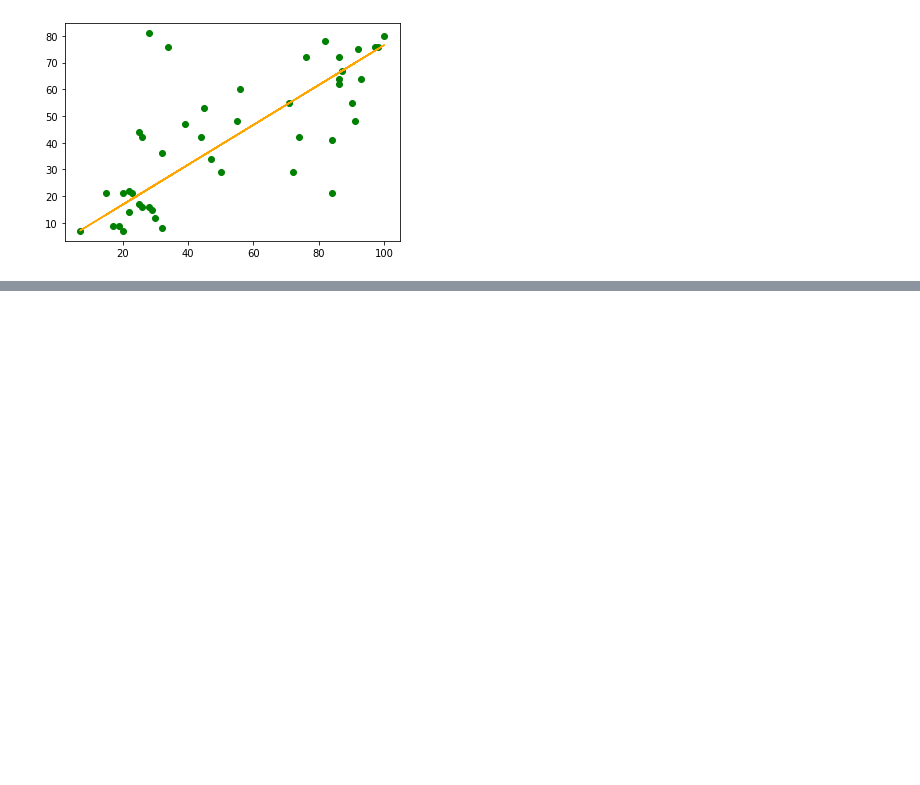
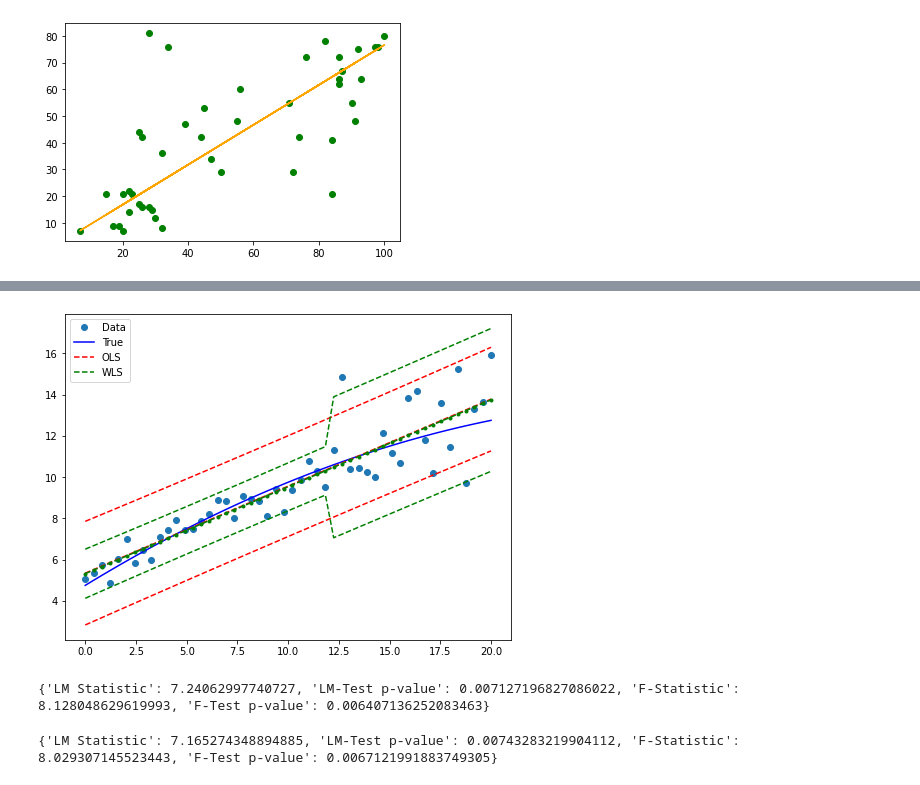
Before and after one commit to albergar2/data_science_material, a Jupyter notebook: ML/supervised/01-linear_regression.ipynb, the cells around one changed output, grey strips where cells are left out. Cells and saved outputs as stored; diff of their text form; code cells hidden in the pictures; blank space fills up the shorter version.

```diff
--- a/ML/supervised/01-linear_regression.ipynb
+++ b/ML/supervised/01-linear_regression.ipynb
@@ -154,0 +204,5 @@ plt.show()
+# %%
+# OLS
+mod_ols = sm.OLS(y, X)
+res_ols = mod_ols.fit()
+print(res_ols.summary())
@@ -154,0 +227,5 @@ plt.show()
+# %%
+# WLS
+mod_wls = sm.WLS(y, X, weights=1./(w ** 2))
+res_wls = mod_wls.fit()
+print(res_wls.summary())
@@ -154,0 +270,36 @@ plt.show()
+# %%
+# Calculate OLS prediction interval
+covb = res_ols.cov_params()
+prediction_var = res_ols.mse_resid + (X * np.dot(covb,X.T).T).sum(1)
+prediction_std = np.sqrt(prediction_var)
+tppf = stats.t.ppf(0.975, res_ols.df_resid)
+
+prstd_ols, iv_l_ols, iv_u_ols = wls_prediction_std(res_ols)
+prstd, iv_l, iv_u = wls_prediction_std(res_wls)
+# %%
+fig, ax = plt.subplots(figsize=(8,6))
+ax.plot(x, y, 'o', label="Data")
+ax.plot(x, y_true, 'b-', label="True")
+# OLS
+ax.plot(x, res_ols.fittedvalues, 'r--')
+ax.plot(x, iv_u_ols, 'r--', label="OLS")
+ax.plot(x, iv_l_ols, 'r--')
+# WLS
+ax.plot(x, res_wls.fittedvalues, 'g--.')
+ax.plot(x, iv_u, 'g--', label="WLS")
+ax.plot(x, iv_l, 'g--')
+ax.legend(loc="best");
+# %% [output]
+[figure, added]
+# %%
+bp_test_ols = het_breuschpagan(y-res_ols.predict(X), X)
+labels = ['LM Statistic', 'LM-Test p-value', 'F-Statistic', 'F-Test p-value']
+print(dict(zip(labels, bp_test_ols)))
+# %% [output]
+{'LM Statistic': 7.24062997740727, 'LM-Test p-value': 0.007127196827086022, 'F-Statistic': 8.128048629619993, 'F-Test p-value': 0.006407136252083463}
+# %%
+bp_test_wls = het_breuschpagan(y-res_wls.predict(X), X)
+labels = ['LM Statistic', 'LM-Test p-value', 'F-Statistic', 'F-Test p-value']
+print(dict(zip(labels, bp_test_wls)))
+# %% [output]
+{'LM Statistic': 7.165274348894885, 'LM-Test p-value': 0.00743283219904112, 'F-Statistic': 8.029307145523443, 'F-Test p-value': 0.0067121991883749305}
```
Also changed, not shown: parts of 19 cells of this notebook, 2 other files.
